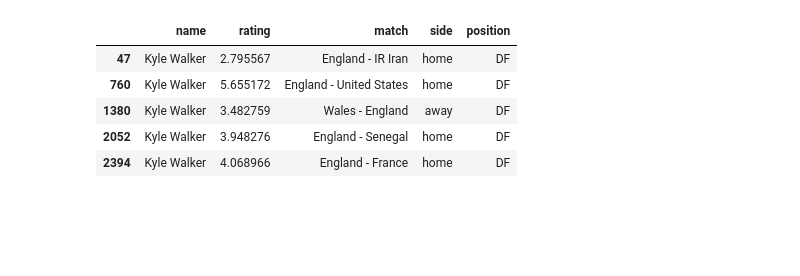
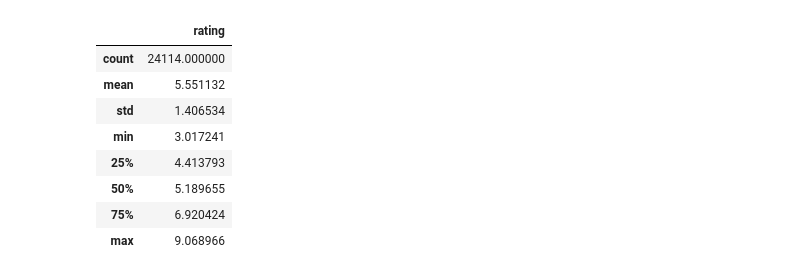
Before and after one commit to BroodjeBal69/VIS---Group-27, a Jupyter notebook: player_model.ipynb, the cells around one changed output. Drawn from its saved outputs; the diff is of its cells as text; code cells hidden in the pictures; blank space fills up the shorter version.

```diff
--- a/player_model.ipynb
+++ b/player_model.ipynb
@@ -244,12 +243,15 @@ from sklearn.preprocessing import MinMaxScaler
 df_scaled = df_rating
 scaler = MinMaxScaler(feature_range=(1,10))
 df_scaled[['rating']] = scaler.fit_transform(df_rating[['rating']])
-# %%
-df_scaled[df_scaled['name'] == 'Kyle Walker']
-# %% [output]
-|  | name | rating | match | side | position |
-| 47 | Kyle Walker | 2.795567 | England - IR Iran | home | DF |
-| 760 | Kyle Walker | 5.655172 | England - United States | home | DF |
-| 1380 | Kyle Walker | 3.482759 | Wales - England | away | DF |
-| 2052 | Kyle Walker | 3.948276 | England - Senegal | home | DF |
-| 2394 | Kyle Walker | 4.068966 | England - France | home | DF |
+# %%
+df_scaled[df_scaled['position'] == 'FW'].describe()
+# %% [output]
+|  | rating |
+| count | 24114.000000 |
+| mean | 5.551132 |
+| std | 1.406534 |
+| min | 3.017241 |
+| 25% | 4.413793 |
+| 50% | 5.189655 |
+| 75% | 6.920424 |
+| max | 9.068966 |
```
Also changed, not shown: parts of 7 cells of this notebook, 2 other files.
